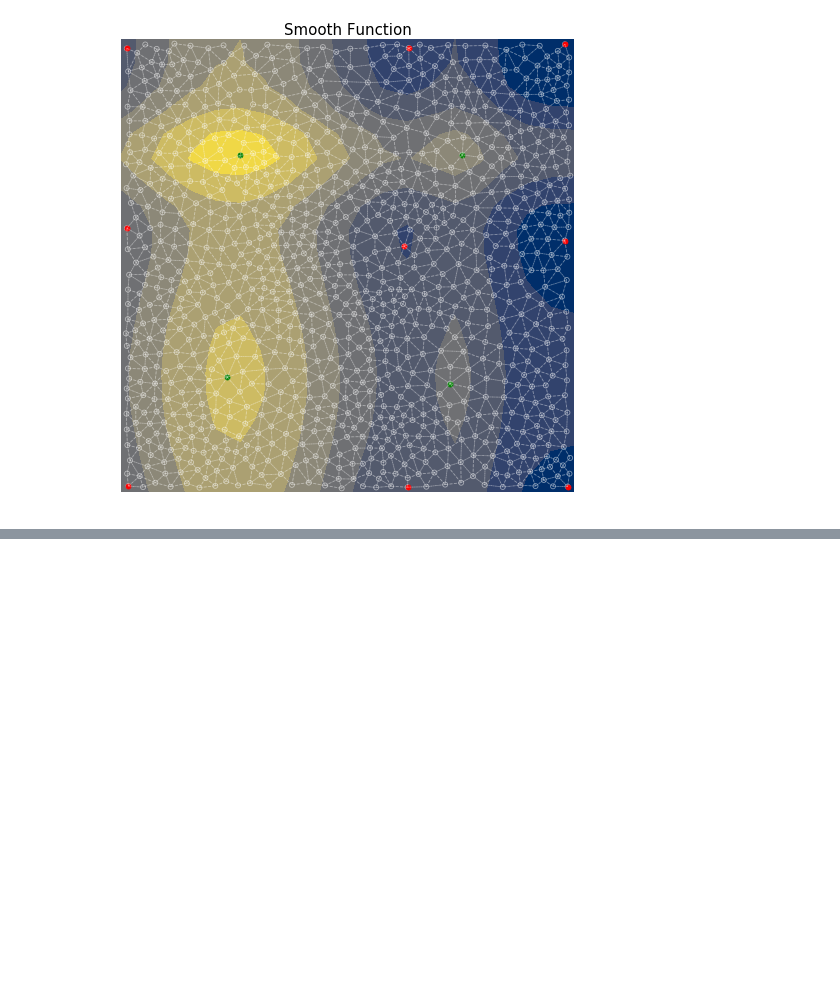
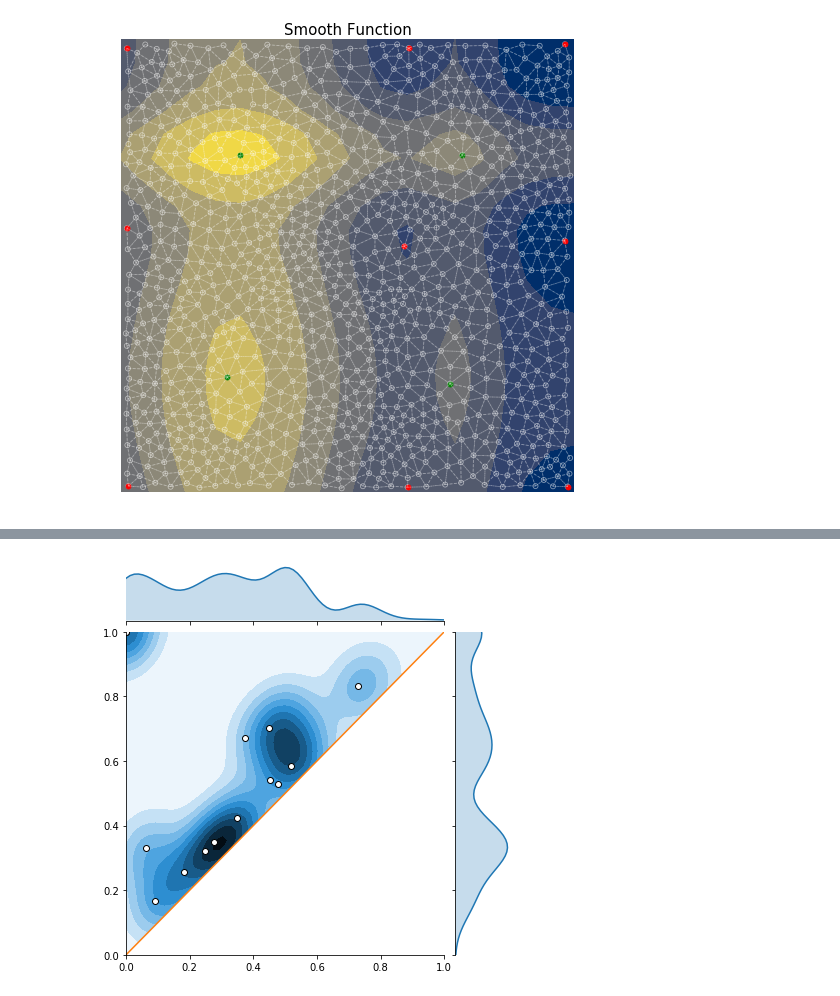
Before and after one commit to maljovec/topopy, a Jupyter notebook: ProbabilisticPersistenceDiagram.ipynb, the cells around one changed output, grey strips where cells are left out. Cells and saved outputs as stored; diff of their text form; code cells hidden in the pictures; blank space fills up the shorter version.

```diff
--- a/ProbabilisticPersistenceDiagram.ipynb
+++ b/ProbabilisticPersistenceDiagram.ipynb
@@ -208,0 +255,4 @@ ax.add_collection(lc)
+# %%
+plot_overlay(msc, 100, 100)
+# %% [output]
+[figure, added]
```
Also changed, not shown: parts of 9 cells of this notebook.
